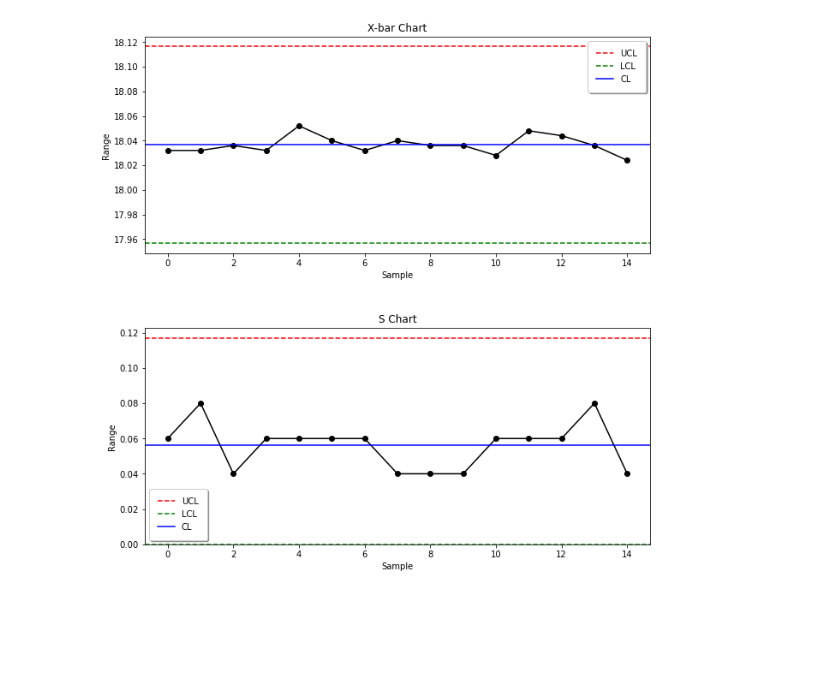
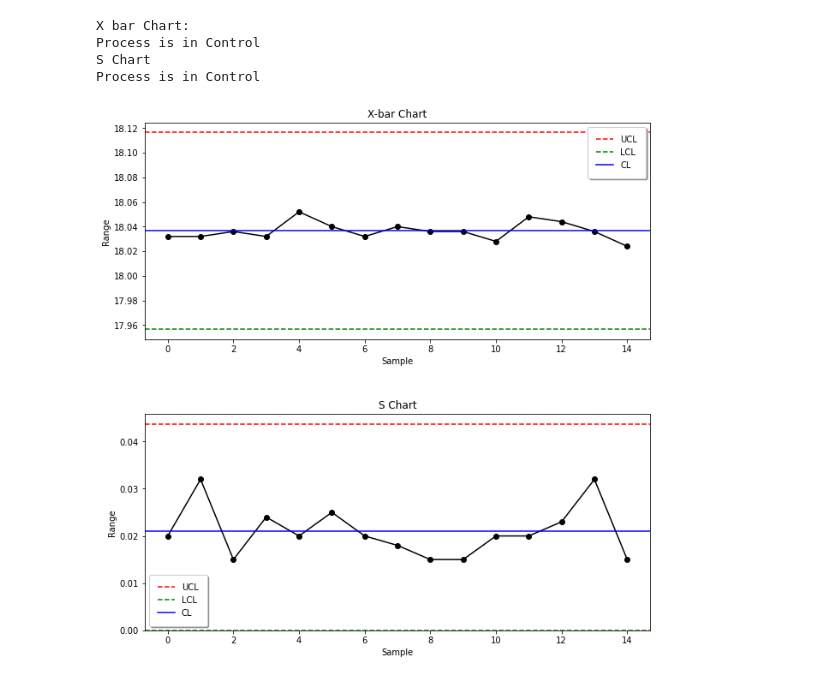
Before and after one commit to DevilsSnare/MLforControlCharts, a Jupyter notebook: main.ipynb, the cells around one changed output. Drawn from its saved outputs; the diff is of its cells as text; code cells hidden in the pictures; blank space fills up the shorter version.

```diff
--- a/main.ipynb
+++ b/main.ipynb
@@ -4,7 +4,5 @@ import pandas as pd
 import matplotlib.pyplot as plt
 import statistics
 # %%
-sample_data = pd.read_excel('./assets/sample_data_1.xlsx', sheet_name="X bar and R chart")
-# sample_data = pd.read_excel('./assets/sample_data_1.xlsx', sheet_name="C chart")
-sample_data.info()
-sample_data.head()
+sample_data = pd.read_excel('./assets/sample_data.xlsx', sheet_name="set_2")
+# set_1 set_2 set_3 set_4
@@ -125,40 +179,100 @@ s = []
 ## Get and append groups means and ranges
 for group in x:
     x_bar.append(round(group.mean(),3))
-    s.append(round(group.max() - group.min(),3))
+    s.append(round(group.std(),3))
 ## Plot x-bar and S charts
 fig, axs = plt.subplots(2, figsize=(10,10))
 
 ## select appropriate constant value
 constants = pd.read_excel('./assets/control_charts_constants.xlsx', sheet_name="Sheet1")
 sample_size = len(sample_data.columns) - 1
 A3 = constants.loc[constants['m'] == sample_size]['A3']
 A3 = float(A3)
 B4 = constants.loc[constants['m'] == sample_size]['B4']
 B4 = float(B4)
 B3 = constants.loc[constants['m'] == sample_size]['B3']
 B3 = float(B3)
 
 ## x-bar chart
 # axs[0].plot(x_bar, linestyle='-', marker='o', markersize=10, color='black', linewidth=2)
 axs[0].plot(x_bar, linestyle='-', marker='o', color='black')
 axs[0].axhline((statistics.mean(x_bar)+A3*statistics.mean(r)), color='red', linestyle='dashed', label='UCL')
 axs[0].axhline((statistics.mean(x_bar)-A3*statistics.mean(r)), color='green', linestyle='dashed', label='LCL')
 axs[0].axhline((statistics.mean(x_bar)), color='blue', label='CL')
 axs[0].set_title('X-bar Chart')
 axs[0].set(xlabel='Sample', ylabel='Range')
 axs[0].legend(fancybox=True, framealpha=1, shadow=True,frameon=True, borderpad=1)
 
 ## S chart
 axs[1].plot(s, linestyle='-', marker='o', color='black')
-axs[1].axhline((B4*statistics.mean(r)), color='red', linestyle='dashed', label='UCL')
-axs[1].axhline((B3*statistics.mean(r)), color='green', linestyle='dashed', label='LCL')
-axs[1].axhline((statistics.mean(r)), color='blue', label='CL')
+axs[1].axhline((B4*statistics.mean(s)), color='red', linestyle='dashed', label='UCL')
+axs[1].axhline((B3*statistics.mean(s)), color='green', linestyle='dashed', label='LCL')
+axs[1].axhline((statistics.mean(s)), color='blue', label='CL')
 axs[1].set_ylim(bottom=0)
 axs[1].set_title('S Chart')
 axs[1].set(xlabel='Sample', ylabel='Range')
 axs[1].legend(fancybox=True, framealpha=1, shadow=True,frameon=True, borderpad=1)
 
 fig.tight_layout(pad=4)
+
+print("X bar Chart:")
+mean = np.mean(x_bar)
+sigma = np.std(x_bar)
+new_df = pd.DataFrame(columns=['index','amount'])
+new_df['amount']=x_bar
+new_df['index'] = range(1,len(new_df['amount'])+1)
+new_df = new_df.set_index('index')
+from detector import AnomalyDetector
+detector = AnomalyDetector()
+detector.rule1(new_df,mean,sigma)
+detector.rule2(new_df, mean)
+detector.rule3(new_df)
+detector.rule4(new_df)
+detector.rule5(new_df, mean, sigma)
+detector.rule6(new_df, mean, sigma)
+detector.rule7(new_df, mean, sigma)
+detector.rule8(new_df, mean, sigma)
+
+control_check=False
+for x in new_df.any(axis=1) :
+    if x==False :
+        control_check=True
+        break
+if control_check==False :
+    print("Process is in Control")
+else :
+    print("Process is Out of Control")
+
+print("S Chart")
+mean = np.mean(s)
+sigma = np.std(s)
+new_df = pd.DataFrame(columns=['index','amount'])
+new_df['amount']=s
+new_df['index'] = range(1,len(new_df['amount'])+1)
+new_df = new_df.set_index('index')
+from detector import AnomalyDetector
+detector = AnomalyDetector()
+detector.rule1(new_df,mean,sigma)
+detector.rule2(new_df, mean)
+detector.rule3(new_df)
+detector.rule4(new_df)
+detector.rule5(new_df, mean, sigma)
+detector.rule6(new_df, mean, sigma)
+detector.rule7(new_df, mean, sigma)
+detector.rule8(new_df, mean, sigma)
+
+control_check=False
+for x in new_df.any(axis=1) :
+    if x==False :
+        control_check=True
+        break
+if control_check==False :
+    print("Process is in Control")
+else :
+    print("Process is Out of Control")
 # %% [output]
+X bar Chart:
+Process is in Control
+S Chart
+Process is in Control
-[figure, old version]
+[figure, new version]
```
Also changed, not shown: parts of 6 cells of this notebook, 7 other files.
